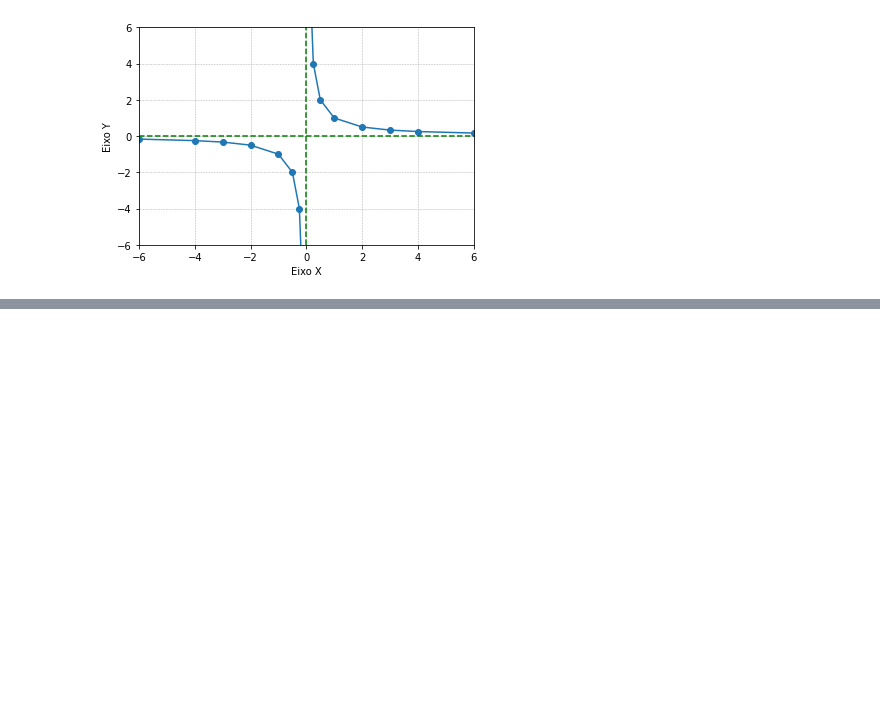
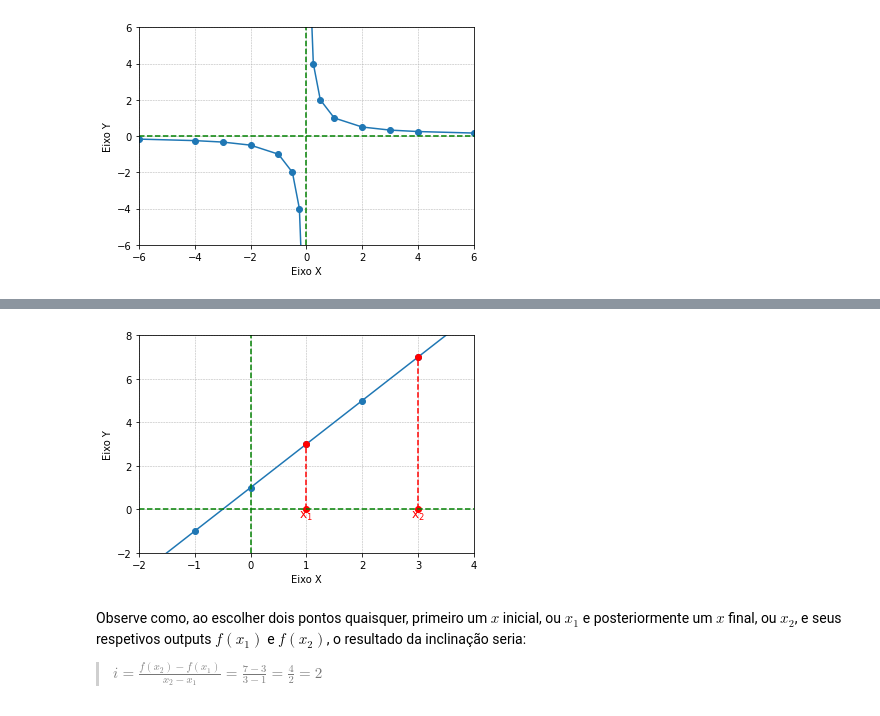
Before and after one commit to BorjaRuizReverter/LivroFisicaGeral, a Jupyter notebook: Tema2.ipynb, the cells around one changed output, grey strips where cells are left out. Cells and saved outputs as stored; diff of their text form; code cells hidden in the pictures; blank space fills up the shorter version.

```diff
--- a/Tema2.ipynb
+++ b/Tema2.ipynb
@@ -869,0 +869,65 @@ Estudemos esse caso através de um exemplo.
+# %%
+
+# importing the required module
+from turtle import color
+import matplotlib.pyplot as plt
+
+# x axis values
+x = [-2,-1,0,1,2,3,4]
+# corresponding y axis values
+y = [-3,-1,1,3,5,7,9]
+
+# plotting the points
+plt.plot(x, y, marker='o')
+
+# x1 values
+x1 = [1, 1]
+# corresponding y1 values
+y1 = [0, 3]
+
+# plotting the x1, y1 points
+plt.plot(x1, y1, marker='o', color='red', linestyle="--")
+
+x2 = [3, 3]
+y2 = [0, 7]
+
+# plotting the x1, y1 points
+plt.plot(x2, y2, marker='o', color='red', linestyle="--")
+
+# naming the x axis
+plt.xlabel('Eixo X')
+# naming the y axis
+plt.ylabel('Eixo Y')
+
+# giving a title to my graph
+plt.title('')
+
+#axis limits
+plt.xlim(-2, 4)
+plt.ylim(-2, 8)
+
+plt.grid(linestyle = '--', linewidth = 0.5)
+
+xorigem_ver = [0, 0]
+yorigem_ver = [-2, 8]
+plt.plot(xorigem_ver, yorigem_ver, marker='', color='green', linestyle="--")
+
+xorigem_hor = [-2, 8]
+yorigem_hor = [0, 0]
+plt.plot(xorigem_hor, yorigem_hor, marker='', color='green', linestyle="--")
+
+label_x1 = 'x$_1$'
+
+plt.text(x1[0], y1[0], label_x1, ha = 'center', va = 'top', size = 12, color = 'red')
+
+label_x2 = 'x$_2$'
+
+plt.text(x2[0], y2[0], label_x2, ha = 'center', va = 'top', size = 12, color = 'red')
+
+# function to show the plot
+plt.show()
+# %% [output]
+[figure, added]
+# %% [markdown]
+Observe como, ao escolher dois pontos quaisquer, primeiro um $x$ inicial, ou $x_1$ e posteriormente um $x$ final, ou $x_2$, e seus respetivos outputs $f(x_1)$ e $f(x_2)$, o resultado da inclinação seria:
+> $i=\frac{f(x_2) - f(x_1)}{x_2 - x_1}=\frac{7-3}{3-1}=\frac{4}{2}=2$
```
Also changed, not shown: parts of 1 cell of this notebook.
